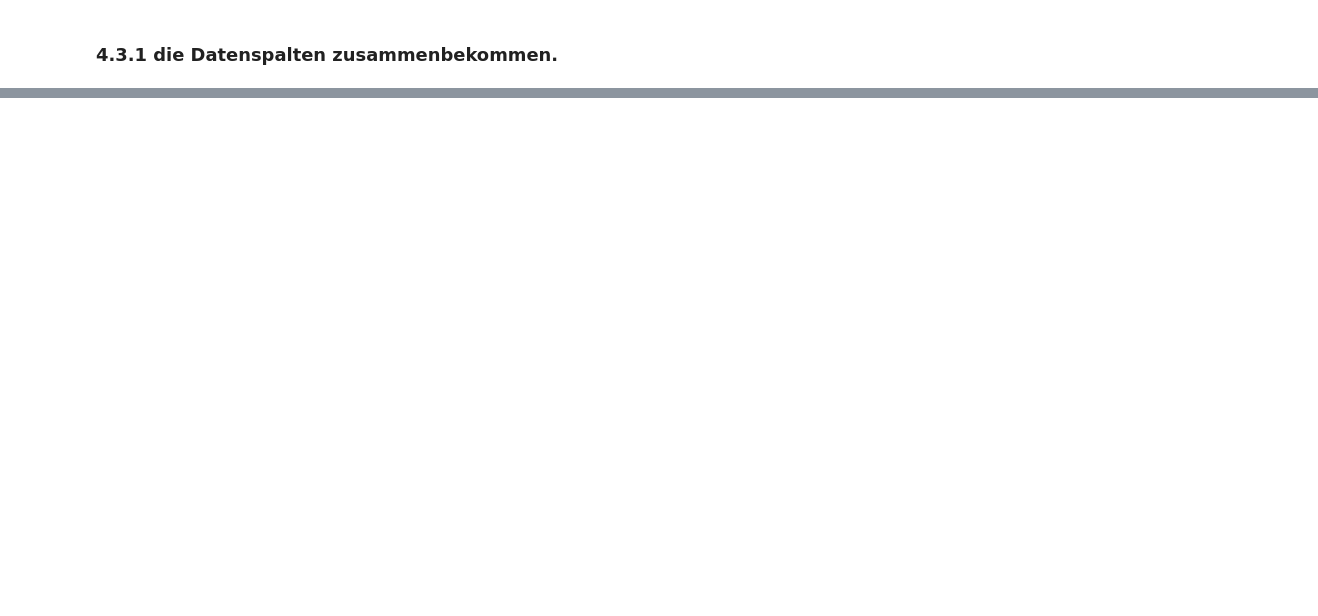
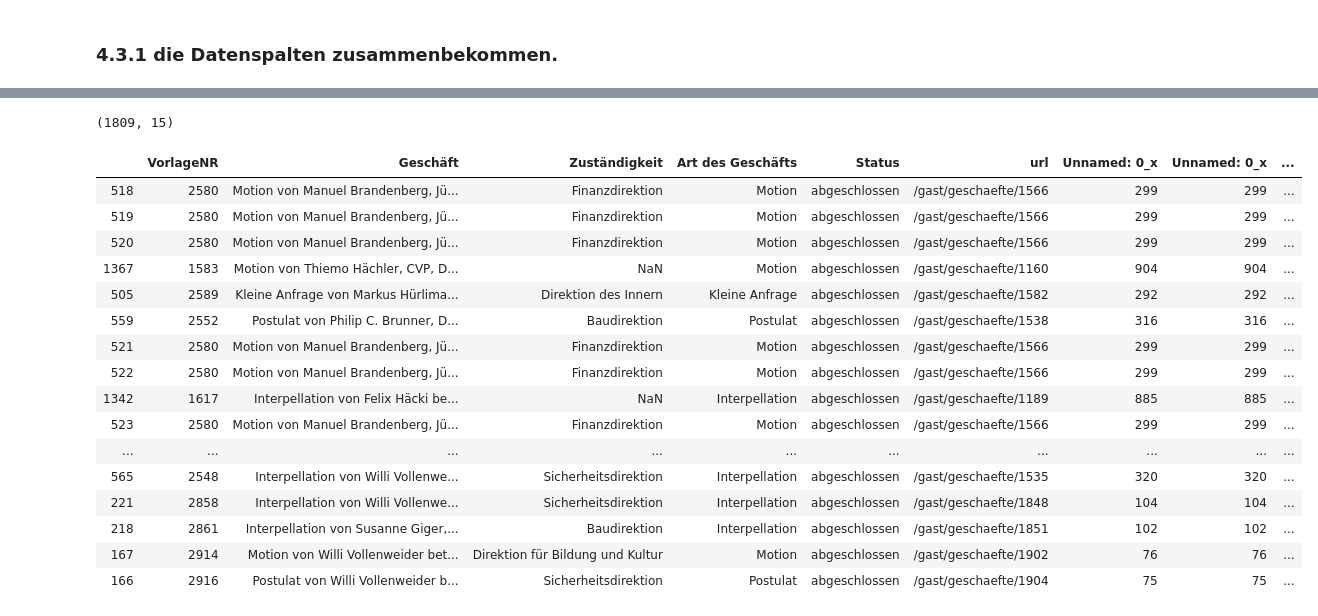
Before and after one commit to ZoeGwerder/cas-ddj, a Jupyter notebook: Projekt Kantonsrat/01 Kantonsrat Zug Endcodes zusammengestellt.ipynb, the cells around one changed output, grey strips where cells are left out. Saved outputs shown, nothing was run; the diff lists cells and outputs as text; code cells hidden in the pictures; blank space fills up the shorter version.

```diff
--- a/Projekt Kantonsrat/01 Kantonsrat Zug Endcodes zusammengestellt.ipynb
+++ b/Projekt Kantonsrat/01 Kantonsrat Zug Endcodes zusammengestellt.ipynb
@@ -433,3 +511,3 @@ df_dat_all=df_dat_all.rename(columns={"VorlageNR_x": "VorlageNR"})
 # %%
 # Nun zusammenfügen
-df_test=pd.merge(df_v1, df_dat_all, how="inner",on= "VorlageNR")
+df_alles=pd.merge(df_v1, df_dat_all, how="inner",on= "VorlageNR")
@@ -458,4 +551,26 @@ df_alles.to_csv("KRFrames/df_alles_ohne_Namen")
 # %%
-df_alles_ganz=pd.merge(df_alles, df_np, how="left", on="VorlageNR")
-df_alles_ganz.sort_values("Einreichedatum")
+df_alles_ganz=pd.merge(df_alles, df_np, how="inner", on="VorlageNR")
+df_alles_ganz.shape
+# %% [output]
+(1809, 15)
+# %%
+df_alles_ganz.sort_values("P").tail(35)
+# %% [output]
+|  | VorlageNR | Geschäft | Zuständigkeit | Art des Geschäfts | Status | url | Unnamed: 0_x | Unnamed: 0_x | ... |
+| 518 | 2580 | Motion von Manuel Brandenberg, Jü... | Finanzdirektion | Motion | abgeschlossen | /gast/geschaefte/1566 | 299 | 299 | ... |
+| 519 | 2580 | Motion von Manuel Brandenberg, Jü... | Finanzdirektion | Motion | abgeschlossen | /gast/geschaefte/1566 | 299 | 299 | ... |
+| 520 | 2580 | Motion von Manuel Brandenberg, Jü... | Finanzdirektion | Motion | abgeschlossen | /gast/geschaefte/1566 | 299 | 299 | ... |
+| 1367 | 1583 | Motion von Thiemo Hächler, CVP, D... | NaN | Motion | abgeschlossen | /gast/geschaefte/1160 | 904 | 904 | ... |
+| 505 | 2589 | Kleine Anfrage von Markus Hürlima... | Direktion des Innern | Kleine Anfrage | abgeschlossen | /gast/geschaefte/1582 | 292 | 292 | ... |
+| 559 | 2552 | Postulat von Philip C. Brunner, D... | Baudirektion | Postulat | abgeschlossen | /gast/geschaefte/1538 | 316 | 316 | ... |
+| 521 | 2580 | Motion von Manuel Brandenberg, Jü... | Finanzdirektion | Motion | abgeschlossen | /gast/geschaefte/1566 | 299 | 299 | ... |
+| 522 | 2580 | Motion von Manuel Brandenberg, Jü... | Finanzdirektion | Motion | abgeschlossen | /gast/geschaefte/1566 | 299 | 299 | ... |
+| 1342 | 1617 | Interpellation von Felix Häcki be... | NaN | Interpellation | abgeschlossen | /gast/geschaefte/1189 | 885 | 885 | ... |
+| 523 | 2580 | Motion von Manuel Brandenberg, Jü... | Finanzdirektion | Motion | abgeschlossen | /gast/geschaefte/1566 | 299 | 299 | ... |
+| ... | ... | ... | ... | ... | ... | ... | ... | ... | ... |
+| 565 | 2548 | Interpellation von Willi Vollenwe... | Sicherheitsdirektion | Interpellation | abgeschlossen | /gast/geschaefte/1535 | 320 | 320 | ... |
+| 221 | 2858 | Interpellation von Willi Vollenwe... | Sicherheitsdirektion | Interpellation | abgeschlossen | /gast/geschaefte/1848 | 104 | 104 | ... |
+| 218 | 2861 | Interpellation von Susanne Giger,... | Baudirektion | Interpellation | abgeschlossen | /gast/geschaefte/1851 | 102 | 102 | ... |
+| 167 | 2914 | Motion von Willi Vollenweider bet... | Direktion für Bildung und Kultur | Motion | abgeschlossen | /gast/geschaefte/1902 | 76 | 76 | ... |
+| 166 | 2916 | Postulat von Willi Vollenweider b... | Sicherheitsdirektion | Postulat | abgeschlossen | /gast/geschaefte/1904 | 75 | 75 | ... |
 # %%
```
Also changed, not shown: parts of 45 cells of this notebook, 16 other files.
